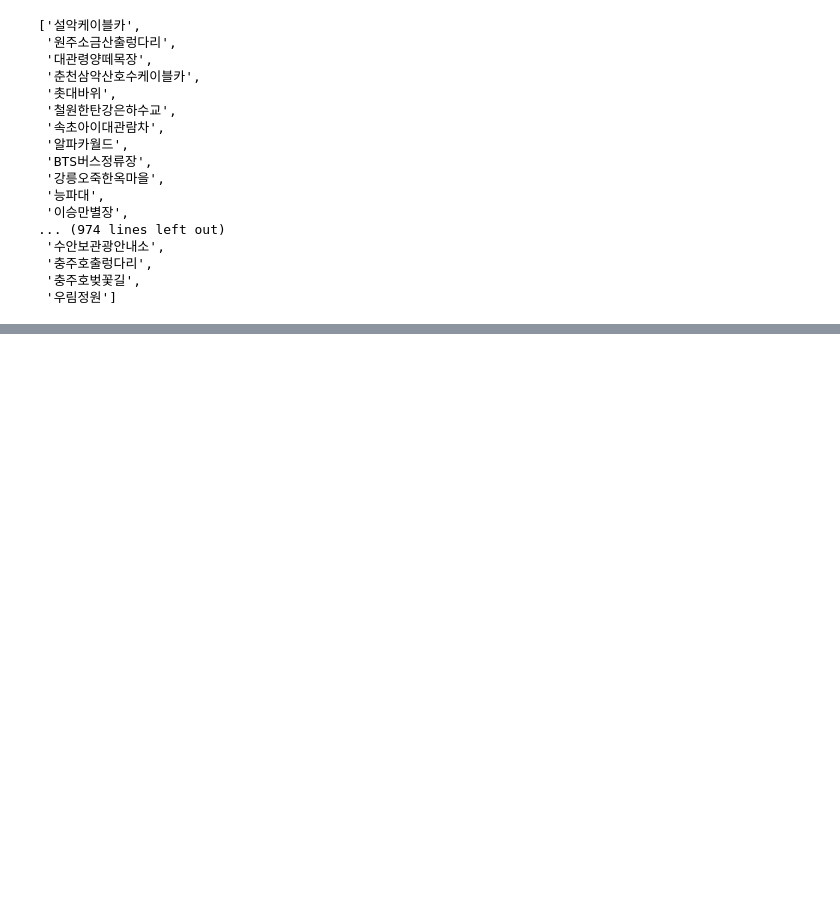
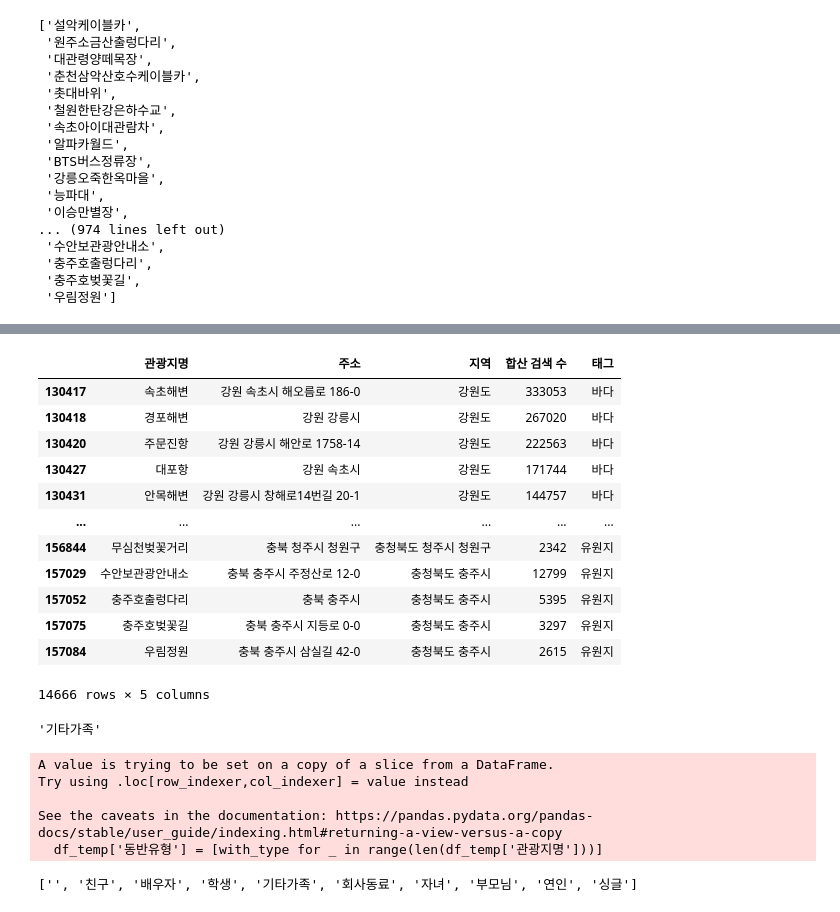
Before and after one commit to uowol/hanium_skbs_chatbot, a Jupyter notebook: develop/lab/js_lab.ipynb, the cells around one changed output, grey strips where cells are left out. Drawn from its saved outputs; the diff is of its cells as text; code cells hidden in the pictures; blank space fills up the shorter version.

```diff
--- a/develop/lab/js_lab.ipynb
+++ b/develop/lab/js_lab.ipynb
@@ -902,0 +1246,17 @@ list(lab_25['관광지명'])
+# %%
+df_tag = df_tag.drop_duplicates(['관광지명'])
+df_tag
+# %% [output]
+|  | 관광지명 | 주소 | 지역 | 합산 검색 수 | 태그 |
+| 130417 | 속초해변 | 강원 속초시 해오름로 186-0 | 강원도 | 333053 | 바다 |
+| 130418 | 경포해변 | 강원 강릉시 | 강원도 | 267020 | 바다 |
+| 130420 | 주문진항 | 강원 강릉시 해안로 1758-14 | 강원도 | 222563 | 바다 |
+| 130427 | 대포항 | 강원 속초시 | 강원도 | 171744 | 바다 |
+| 130431 | 안목해변 | 강원 강릉시 창해로14번길 20-1 | 강원도 | 144757 | 바다 |
+| ... | ... | ... | ... | ... | ... |
+| 156844 | 무심천벚꽃거리 | 충북 청주시 청원구 | 충청북도 청주시 청원구 | 2342 | 유원지 |
+| 157029 | 수안보관광안내소 | 충북 충주시 주정산로 12-0 | 충청북도 충주시 | 12799 | 유원지 |
+| 157052 | 충주호출렁다리 | 충북 충주시 | 충청북도 충주시 | 5395 | 유원지 |
+| 157075 | 충주호벚꽃길 | 충북 충주시 지등로 0-0 | 충청북도 충주시 | 3297 | 유원지 |
+| 157084 | 우림정원 | 충북 충주시 삼실길 42-0 | 충청북도 충주시 | 2615 | 유원지 |
+14666 rows × 5 columns
@@ -902,0 +1269,27 @@ list(lab_25['관광지명'])
+# %%
+dongban_df[dongban_df['지역']=='강원도 강릉시']['동반유형'].iloc[0]
+# %% [output]
+'기타가족'
+# %%
+r_list = list(set(dongban_df['지역']))
+t_list = []
+for r in r_list:
+    a = dongban_df[dongban_df['지역']==r]['동반유형'].iloc[0]
+    b = dongban_df[dongban_df['지역']==r]['동반유형'].iloc[1]
+    c = dongban_df[dongban_df['지역']==r]['동반유형'].iloc[2]
+    with_type = [a,b,c]
+    df_temp = df_tag[df_tag['지역']==r]
+    df_temp['동반유형'] = [with_type for _ in range(len(df_temp['관광지명']))]
+    t_list.append(df_temp)
+final_df = pd.concat(t_list, axis = 0)
+final_df
+# %% [output]
+A value is trying to be set on a copy of a slice from a DataFrame.
+Try using .loc[row_indexer,col_indexer] = value instead
+
+See the caveats in the documentation: https://pandas.pydata.org/pandas-docs/stable/user_guide/indexing.html#returning-a-view-versus-a-copy
+  df_temp['동반유형'] = [with_type for _ in range(len(df_temp['관광지명']))]
+# %%
+list(set(dongban_df['동반유형']))
+# %% [output]
+['', '친구', '배우자', '학생', '기타가족', '회사동료', '자녀', '부모님', '연인', '싱글']
```
Also changed, not shown: parts of 10 cells of this notebook, 1 other file.
